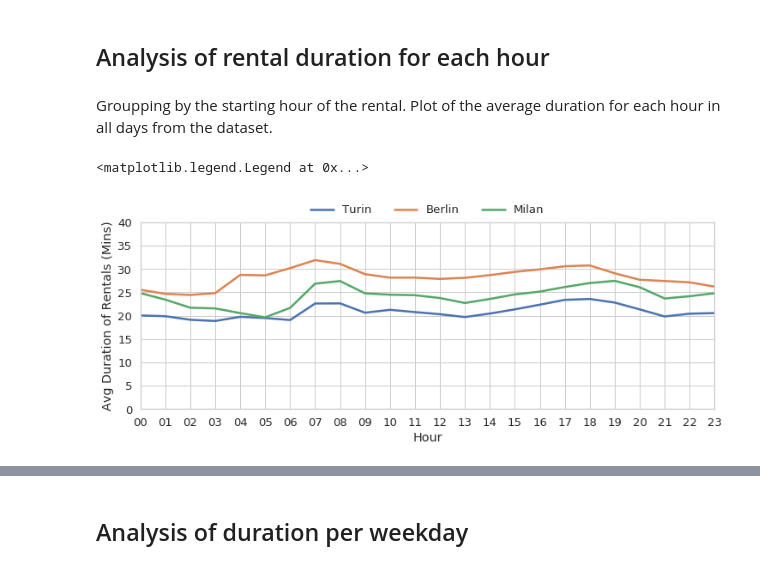
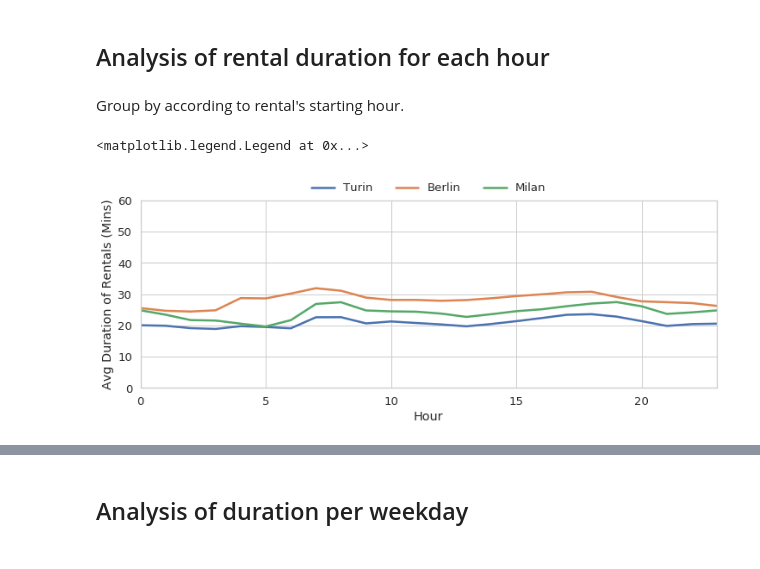
Before and after one commit to claudiacdlira/SmartData, a Jupyter notebook: notebooks/data_characterization_rentals.ipynb, the cells around one changed output, grey strips where cells are left out. Saved outputs shown, nothing was run; the diff lists cells and outputs as text; code cells hidden in the pictures.

```diff
--- a/notebooks/data_characterization_rentals.ipynb
+++ b/notebooks/data_characterization_rentals.ipynb
@@ -12,7 +12,6 @@ from geopy.distance import distance
 import warnings
 warnings.filterwarnings("ignore")
 
-sns.set()
 %matplotlib inline
 # %%
 df_turin = pd.read_csv("../data/raw/torino_rental.csv")
@@ -317,8 +317,8 @@ plt.legend(loc='upper center', bbox_to_anchor=(0.5, 1.15), ncol=3, frameon = Fal
 # Analysis of rental duration
 # %% [markdown]
 ## Analysis of rental duration for each hour
-# %% [markdown]
-Groupping by the starting hour of the rental. Plot of the average duration for each hour in all days from the dataset.
+# %% [markdown]
+Group by according to rental's starting hour.
 # %%
 duration_hour_turin = df_turin.groupby(['init_hour'])['duration'].mean().rename_axis('hour').reset_index(name = 'duration')
 duration_hour_turin = pd.DataFrame(duration_hour_turin)
@@ -331,24 +331,24 @@ duration_hour_milan = pd.DataFrame(duration_hour_milan)
 # %%
 # PLot rentals per hour
 x = duration_hour_turin['hour']
 y1 = duration_hour_turin['duration']
 y2 = duration_hour_berlin['duration']
 y3 = duration_hour_milan['duration']
 
 sns.set(rc={'figure.figsize':(12,4)})
 sns.set_style("whitegrid")
 sns.set_context("notebook", font_scale=1.2, rc={"lines.linewidth": 2.5})
 
 plt.xlim(0, 23)
-plt.ylim(0, 40)
+plt.ylim(0, 60)
 plt.xlabel("Hour")
 plt.ylabel("Avg Duration of Rentals (Mins)")
 
 plt.plot(x,y1,label='Turin')
 plt.plot(x,y2,label='Berlin')
 plt.plot(x,y3,label='Milan')
 
 plt.legend(loc='upper center', bbox_to_anchor=(0.5, 1.15), ncol=3, frameon=False)
 # %% [output]
 <matplotlib.legend.Legend at 0x...>
-[figure, old version]
+[figure, new version]
```
Also changed, not shown: parts of 10 cells of this notebook.
